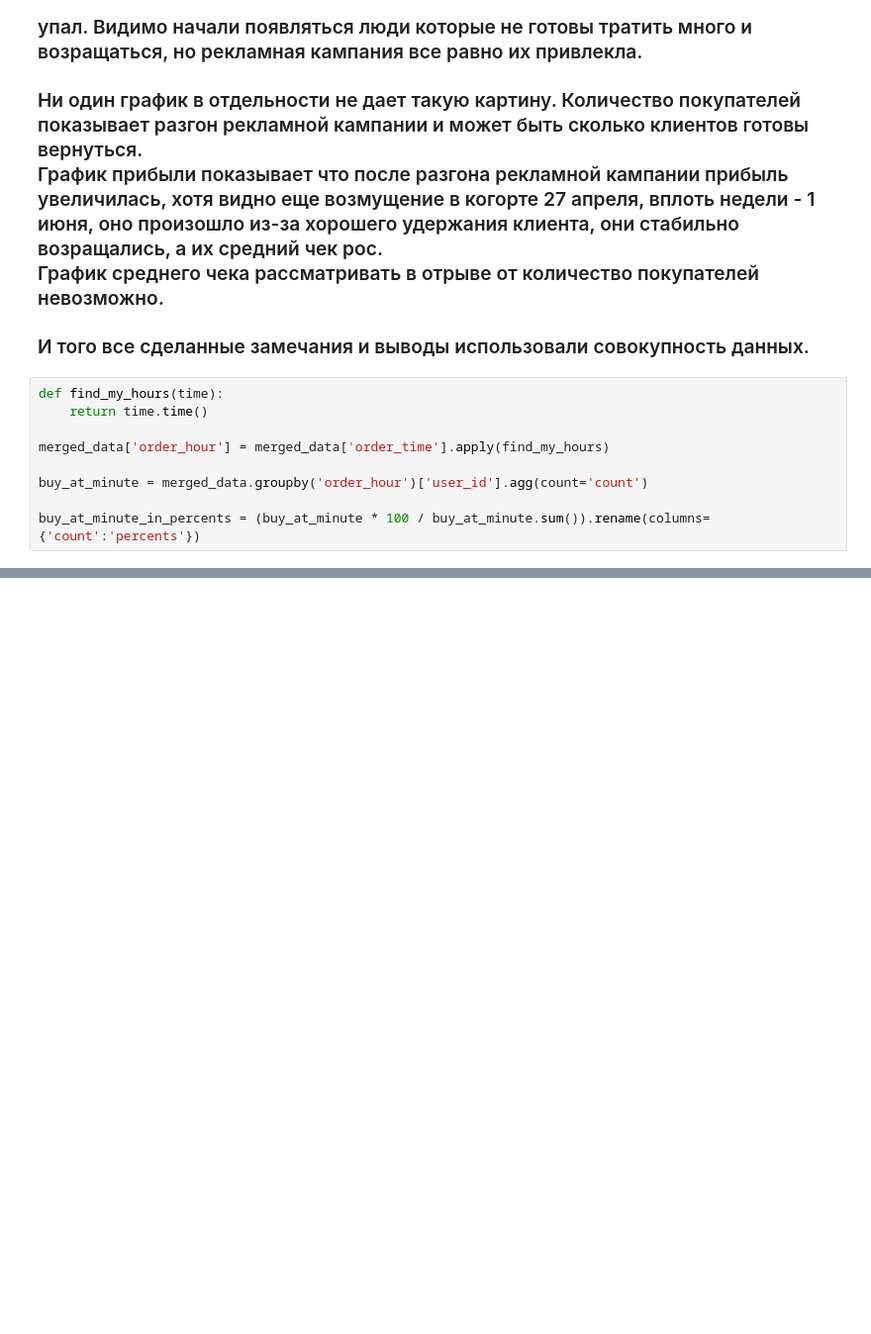
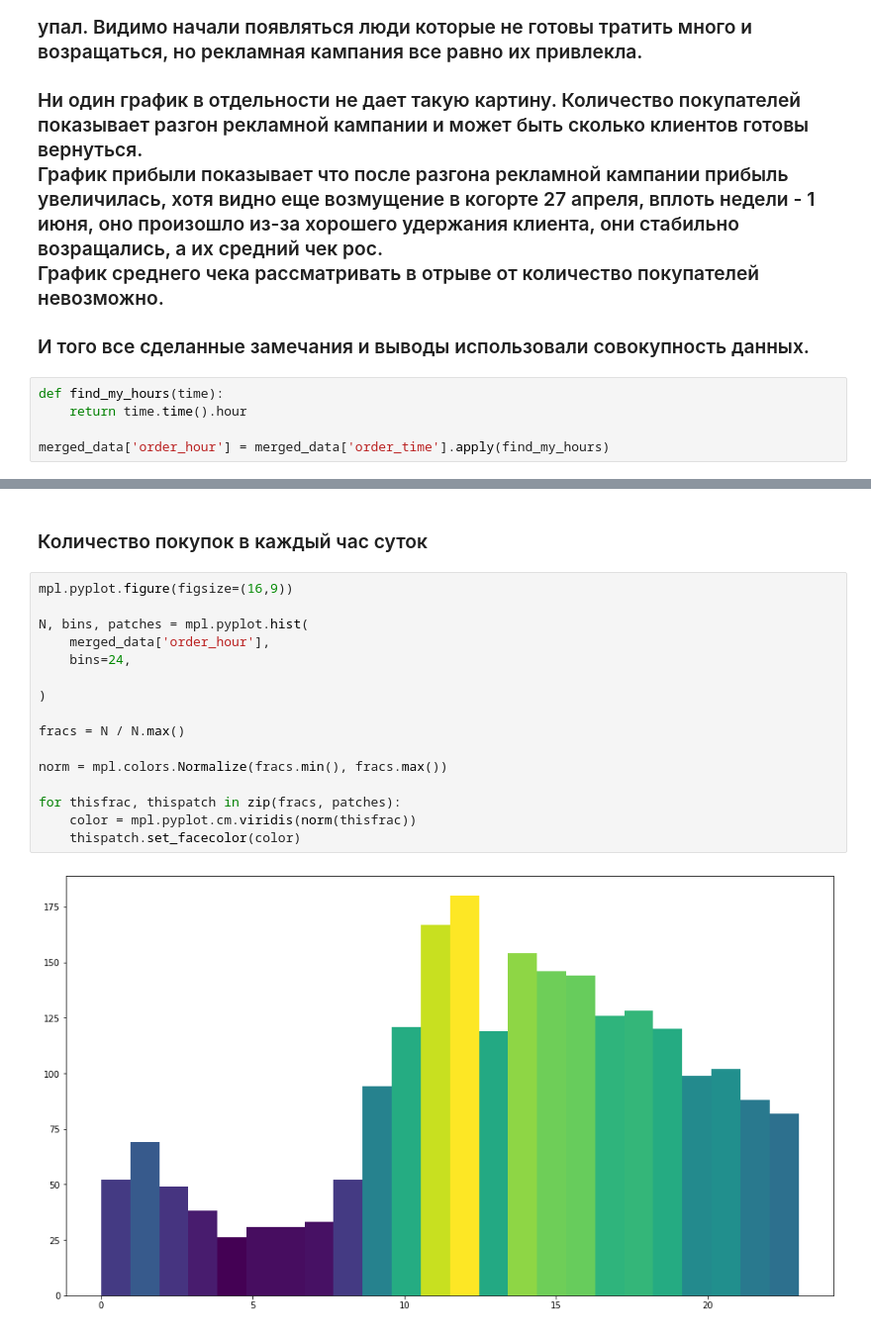
Before and after one commit to LotFullKa/PyProjects, a Jupyter notebook: praktika.ipynb, the cells around one changed output, grey strips where cells are left out. Shown at 99% size. Drawn from its saved outputs; the diff is of its cells as text; blank space fills up the shorter version.

Commit message:
add beautiful hist

```diff
--- a/praktika.ipynb
+++ b/praktika.ipynb
@@ -297,10 +297,6 @@ sns.heatmap(
 ### И того все сделанные замечания и выводы использовали совокупность данных.
 # %%
 def find_my_hours(time):
-    return time.time()
+    return time.time().hour
 
 merged_data['order_hour'] = merged_data['order_time'].apply(find_my_hours)
-
-buy_at_minute = merged_data.groupby('order_hour')['user_id'].agg(count='count')
-
-buy_at_minute_in_percents = (buy_at_minute * 100 / buy_at_minute.sum()).rename(columns={'count':'percents'})
@@ -324 +303,21 @@ sns.lineplot(
+# %% [markdown]
+### Количество покупок в каждый час суток
+# %%
+mpl.pyplot.figure(figsize=(16,9))
+
+N, bins, patches = mpl.pyplot.hist(
+    merged_data['order_hour'],
+    bins=24,
+
+)
+
+fracs = N / N.max()
+
+norm = mpl.colors.Normalize(fracs.min(), fracs.max())
+
+for thisfrac, thispatch in zip(fracs, patches):
+    color = mpl.pyplot.cm.viridis(norm(thisfrac))
+    thispatch.set_facecolor(color)
+# %% [output]
+[figure, added]
 # %% [markdown]
```
Also changed, not shown: parts of 4 cells of this notebook.
